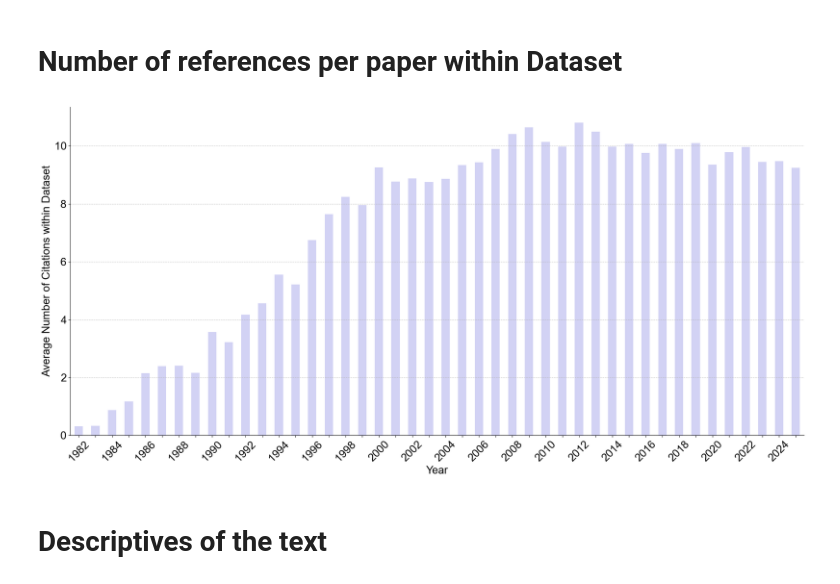
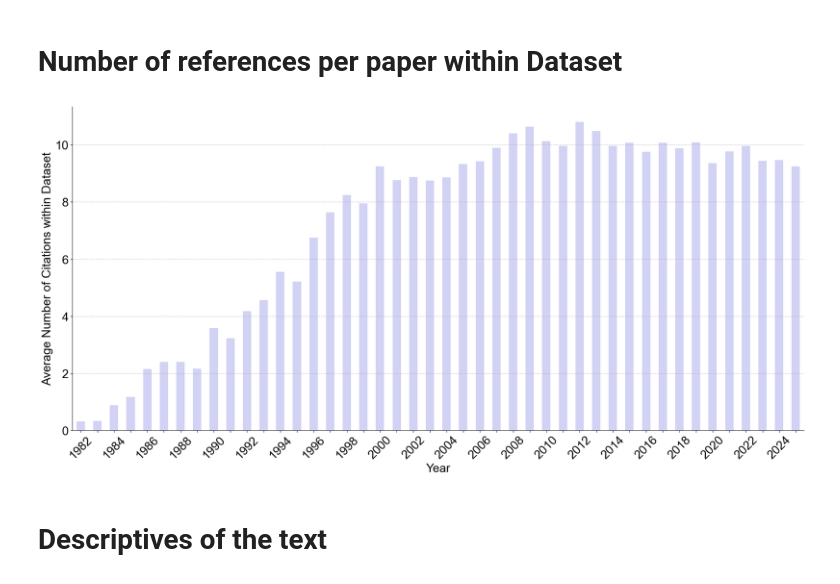
Before and after one commit to jarolim14/SSRI-Evolution, a Jupyter notebook: notebooks/06-DescriptiveStatistics.ipynb, the cells around one changed output. Drawn from its saved outputs; the diff is of its cells as text; code cells hidden in the pictures.

```diff
--- a/notebooks/06-DescriptiveStatistics.ipynb
+++ b/notebooks/06-DescriptiveStatistics.ipynb
@@ -112,36 +112,35 @@ plt.show()
 # Number of references per paper within Dataset
 # %%
 # use aria, font size 11
-plt.rcParams.update({"font.size": 20})
+# Set font size and family
+plt.rcParams.update({"font.size": 22})
 plt.rcParams.update({"font.family": "Arial"})
 # plot the average number of filtered references in a year
 average_filtered_references_by_year = df.groupby("year")[
     "nr_filtered_references"
 ].mean()
 plt.figure(figsize=(20, 10))
 ax = average_filtered_references_by_year.plot(
     kind="bar",
     xlabel="Year",
     ylabel="Average Number of Citations within Dataset",
     color="#D2D2F4",
 )
 
 for label in ax.get_xticklabels()[1::2]:
     label.set_visible(False)  # Set every other tick label invisible
 
 # rotate xticks
 plt.xticks(rotation=45)
 # plt.title("Average Number of Filtered References in a Year")
 plt.grid(axis="y", linestyle="--", alpha=0.7)
 # remove top and right spines
 sns.despine(top=True, right=True)
 plt.tight_layout()
-plt.savefig(
-    output_dir + "/figures/filtered_average_references_by_year2025.png", dpi=300
-)
+plt.savefig(output_dir + "/figures/filtered_average_references_by_year.png", dpi=300)
 plt.show()
 # %% [output]
-[figure, old version]
+[figure, new version]
 # %% [markdown]
 # Descriptives of the text
 # %% [markdown]
```
Also changed, not shown: parts of 8 cells of this notebook, 28 other files.
